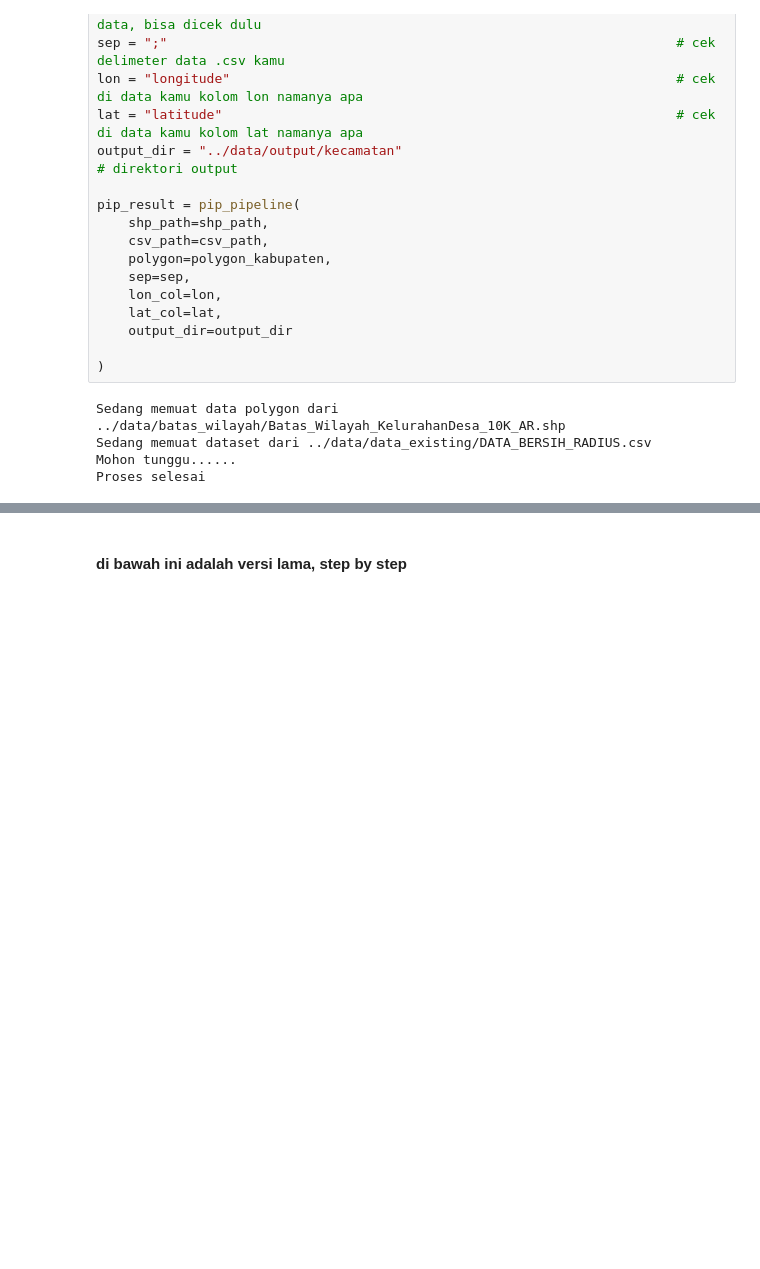
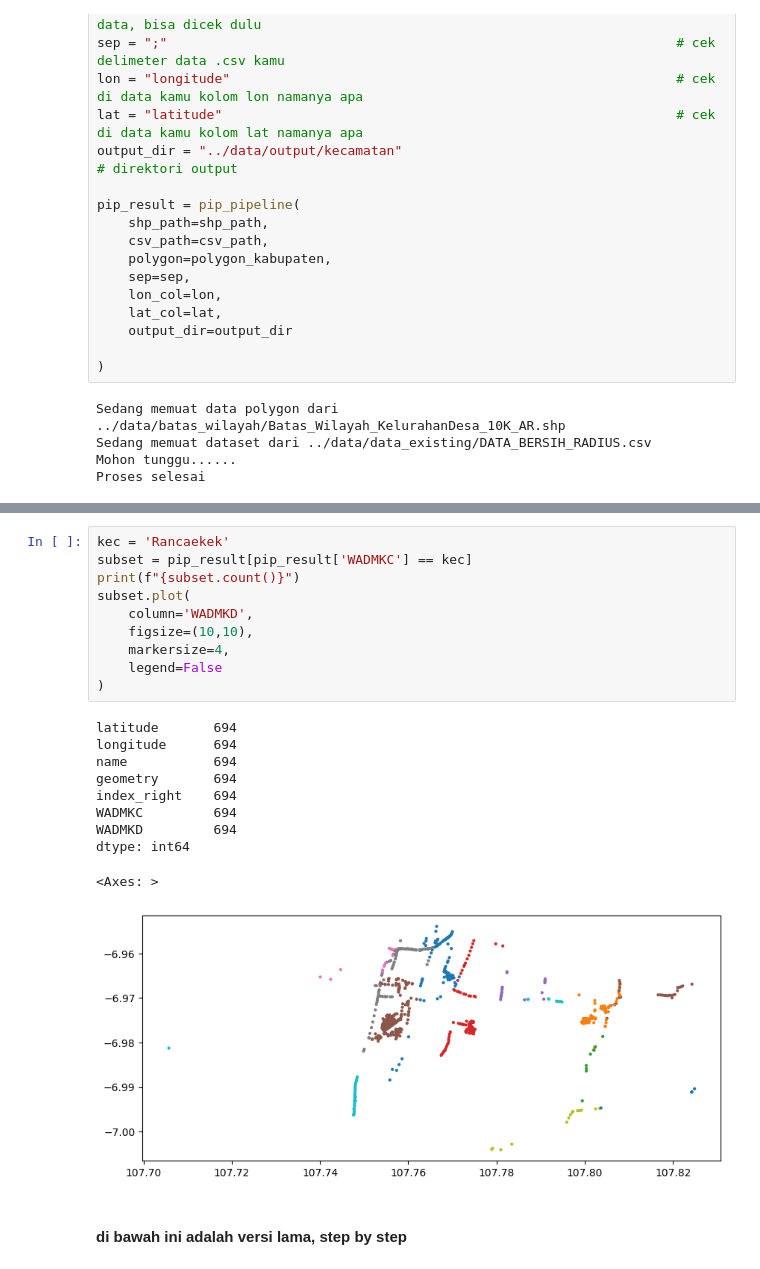
Before and after one commit to Ryobros/moon_aggregates, a Jupyter notebook: notebook/algojo.ipynb, the cells around one changed output, grey strips where cells are left out. Drawn from its saved outputs; the diff is of its cells as text; blank space fills up the shorter version.

```diff
--- a/notebook/algojo.ipynb
+++ b/notebook/algojo.ipynb
@@ -60,3 +78,24 @@ Proses selesai
+# %%
+kec = 'Rancaekek'
+subset = pip_result[pip_result['WADMKC'] == kec]
+print(f"{subset.count()}")
+subset.plot(
+    column='WADMKD',
+    figsize=(10,10),
+    markersize=4,
+    legend=False
+)
+# %% [output]
+latitude       694
+longitude      694
+name           694
+geometry       694
+index_right    694
+WADMKC         694
+WADMKD         694
+dtype: int64
+<Axes: >
+[figure, added]
 # %% [markdown]
 #### di bawah ini adalah versi lama, step by step
 # %% [markdown]
```
Also changed, not shown: parts of 2 cells of this notebook, 1 other file.
